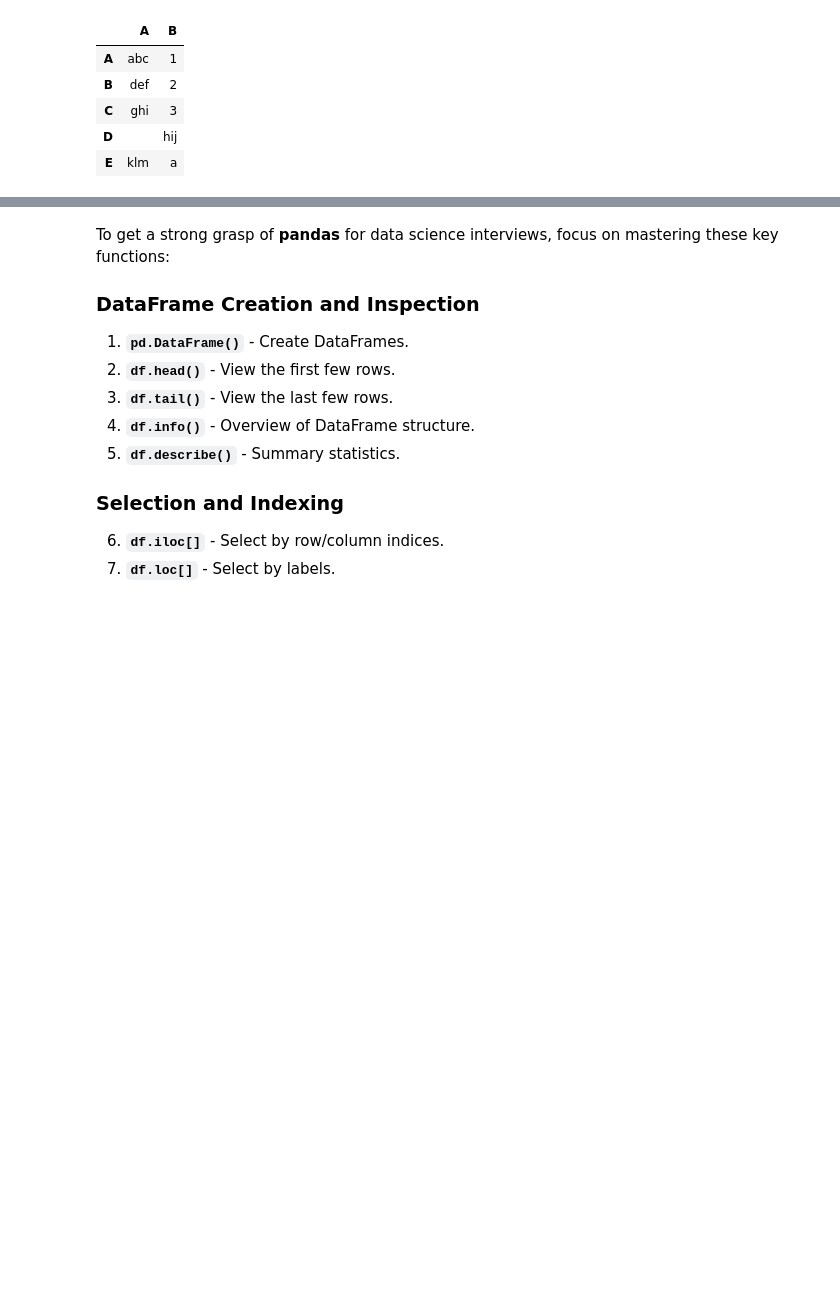
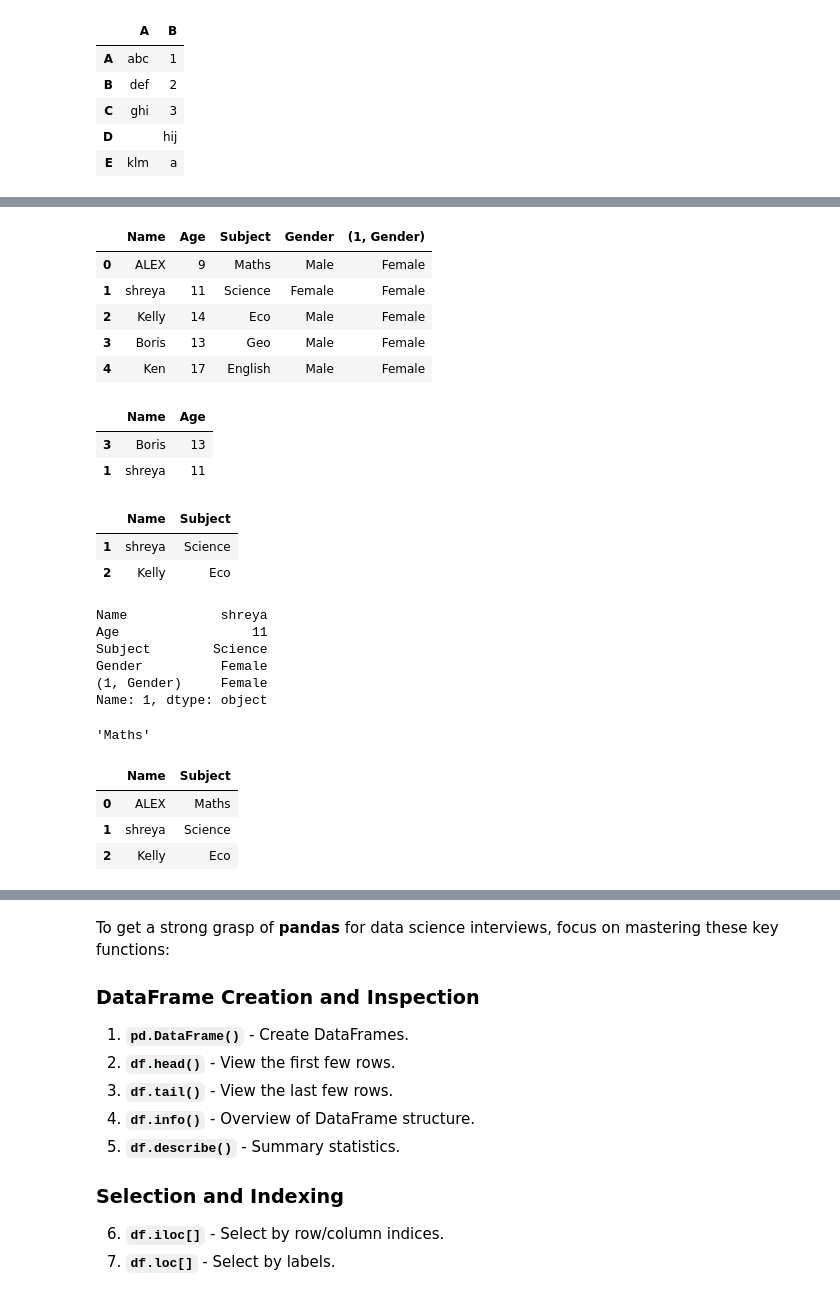
Before and after one commit to ShreyasIcY/data-science, a Jupyter notebook: pandas rev.ipynb, the cells around one changed output, grey strips where cells are left out. Cells and saved outputs as stored; diff of their text form; code cells hidden in the pictures; blank space fills up the shorter version.

```diff
--- a/pandas rev.ipynb
+++ b/pandas rev.ipynb
@@ -206,0 +319,43 @@ d
+# %%
+d['Age'] = d['Age'] - 1   # d['Age']-=1
+d
+# %% [output]
+|  | Name | Age | Subject | Gender | (1, Gender) |
+| 0 | ALEX | 9 | Maths | Male | Female |
+| 1 | shreya | 11 | Science | Female | Female |
+| 2 | Kelly | 14 | Eco | Male | Female |
+| 3 | Boris | 13 | Geo | Male | Female |
+| 4 | Ken | 17 | English | Male | Female |
+# %%
+d.iloc[[3,1],[0,1]]  # [row,col]
+# %% [output]
+|  | Name | Age |
+| 3 | Boris | 13 |
+| 1 | shreya | 11 |
+# %%
+d.iloc[1:3,[0,2]]
+# %% [output]
+|  | Name | Subject |
+| 1 | shreya | Science |
+| 2 | Kelly | Eco |
+# %%
+d.iloc[1]  # access row 1
+# %% [output]
+Name            shreya
+Age                 11
+Subject        Science
+Gender          Female
+(1, Gender)     Female
+Name: 1, dtype: object
+# %%
+d.iloc[0,2]## index of row ,columns
+# %% [output]
+'Maths'
+# %%
+## loc will work on rows as well as names of columns
+d.loc[:2,['Name','Subject']]
+# %% [output]
+|  | Name | Subject |
+| 0 | ALEX | Maths |
+| 1 | shreya | Science |
+| 2 | Kelly | Eco |
```
Also changed, not shown: parts of 21 cells of this notebook.
